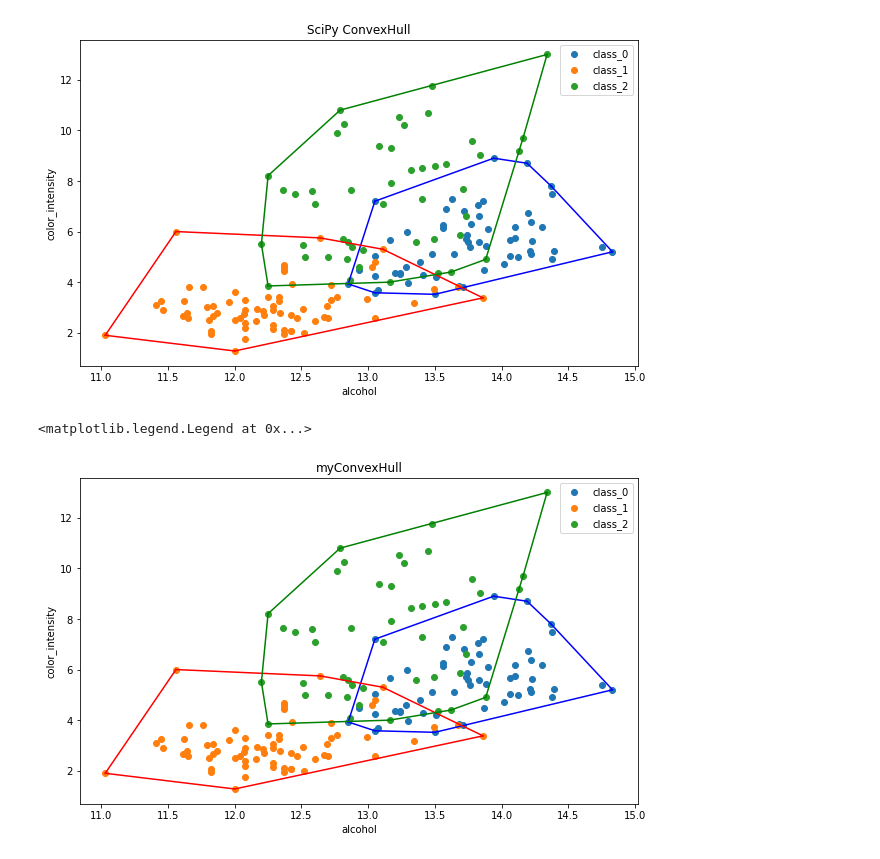
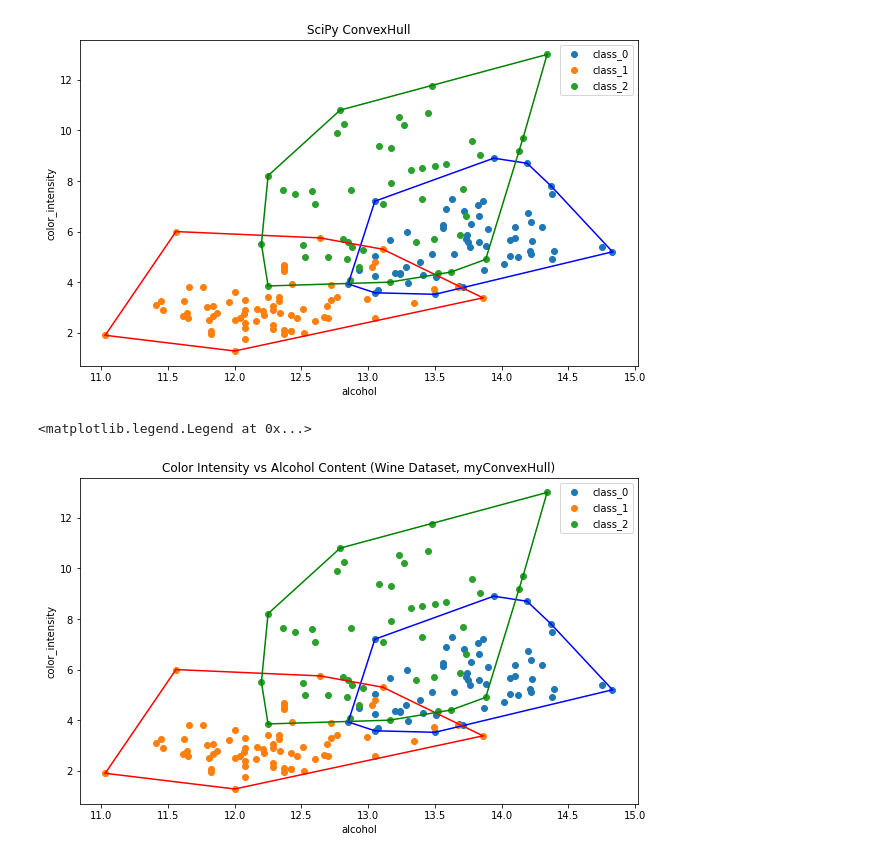
Before and after one commit to zaydzuhri/Tucil2_13520144, a Jupyter notebook: src/ConvexHull.ipynb, the cells around one changed output. Drawn from its saved outputs; the diff is of its cells as text; code cells hidden in the pictures.

Commit message:
added more datasets and comments

```diff
--- a/src/ConvexHull.ipynb
+++ b/src/ConvexHull.ipynb
@@ -222,20 +231,19 @@ plt.legend()
 <matplotlib.legend.Legend at 0x...>
 [figure]
 # %%
-from scipy.spatial import ConvexHull
 plt.figure(figsize = (10, 6))
 colors = ['b','r','g']
-plt.title('myConvexHull')
+plt.title('Color Intensity vs Alcohol Content (Wine Dataset, myConvexHull)')
 plt.xlabel(dataWine.feature_names[0])
 plt.ylabel(dataWine.feature_names[9])
 for i in range(len(dataWine.target_names)):
     bucket = dfW[dfW['Target'] == i]
     bucket = bucket.iloc[:,[0,9]].values
     hull = myConvexHull(bucket)
     plt.scatter(bucket[:, 0], bucket[:, 1], label=dataWine.target_names[i])
     for simplex in hull:
         plt.plot(bucket[simplex, 0], bucket[simplex, 1], colors[i])
 plt.legend()
 # %% [output]
 <matplotlib.legend.Legend at 0x...>
-[figure, old version]
+[figure, new version]
```
Also changed, not shown: parts of 9 cells of this notebook.
